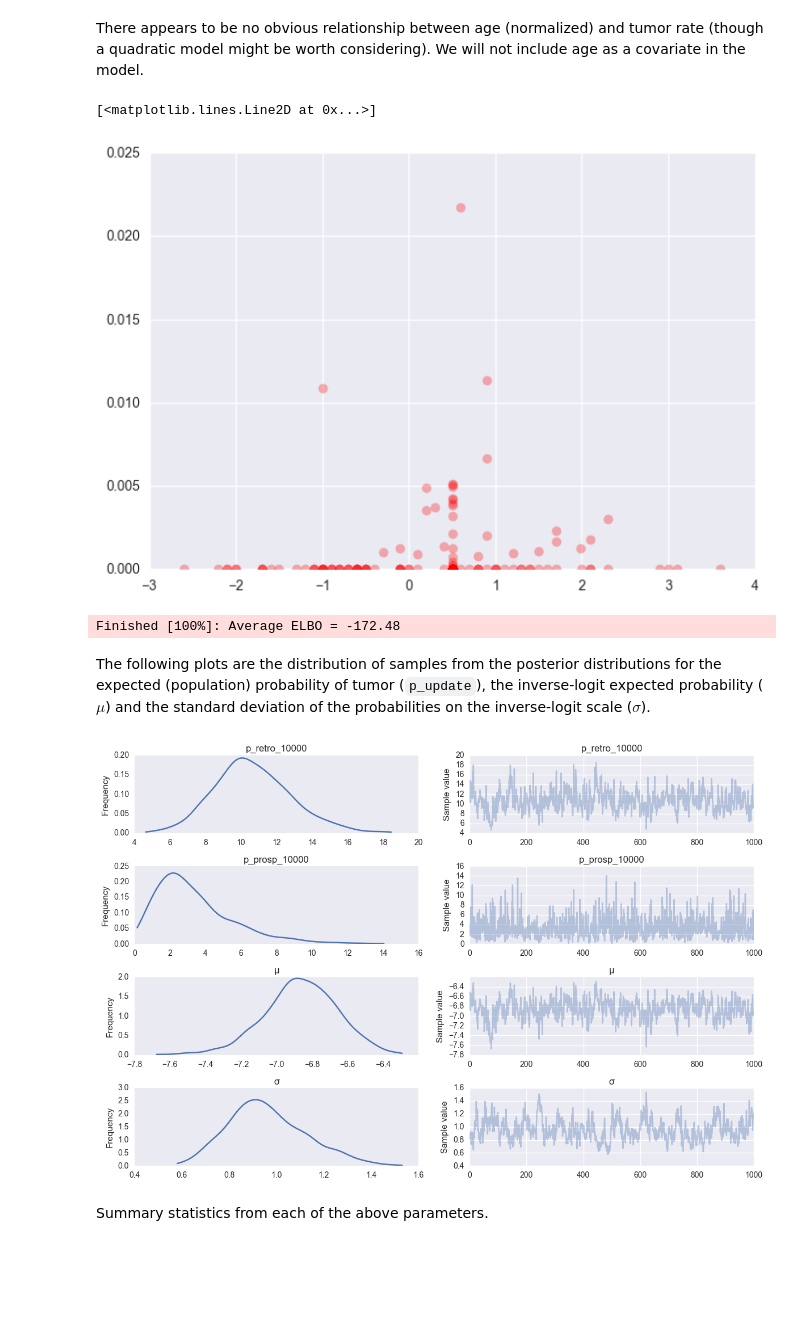
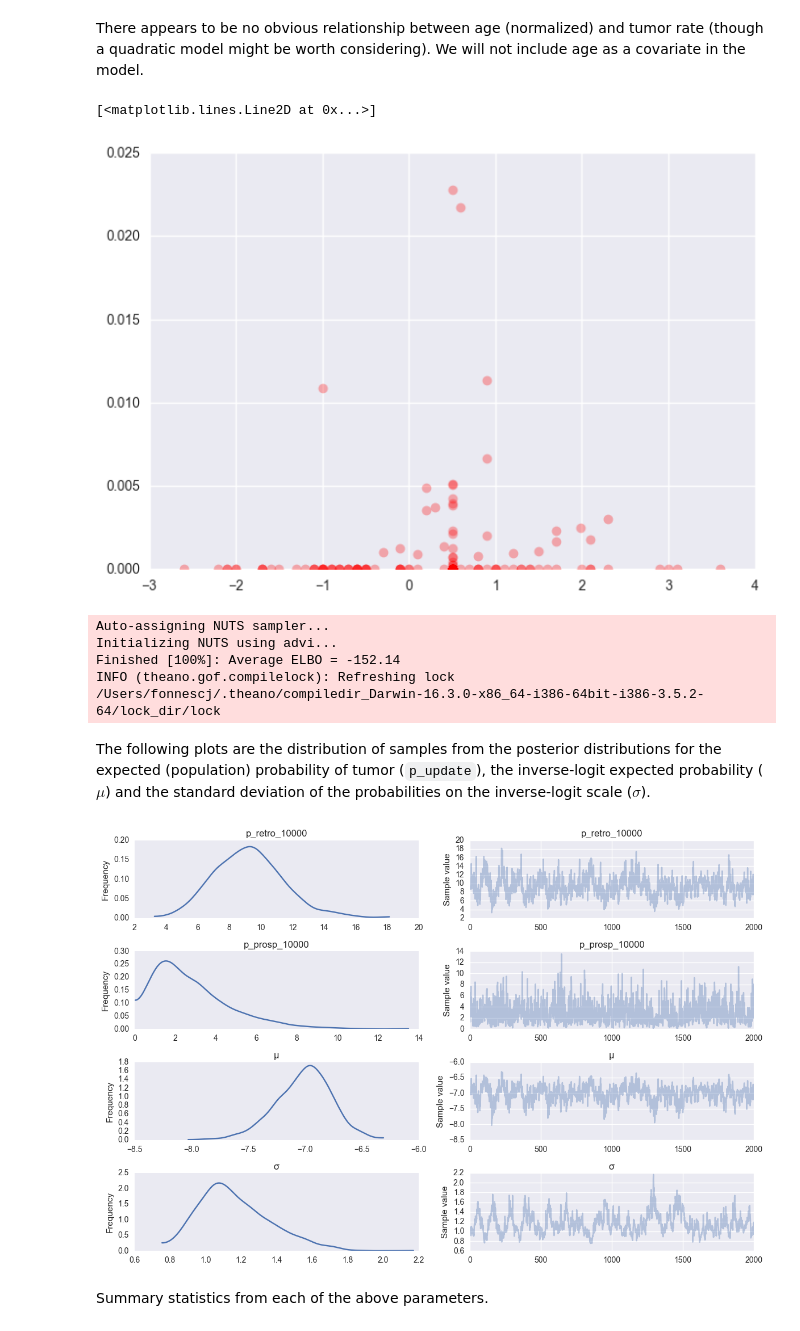
Before and after one commit to VanderbiltPopHealthSci/uterine_fibroids_MA, a Jupyter notebook: Key Question 3 Meta-analysis.ipynb, the cells around one changed output. Drawn from its saved outputs; the diff is of its cells as text; code cells hidden in the pictures; blank space fills up the shorter version.

```diff
--- a/Key Question 3 Meta-analysis.ipynb
+++ b/Key Question 3 Meta-analysis.ipynb
@@ -14,11 +14,12 @@ sns.set()
 
 rseeds = 20090425, 19771114
 # %%
-kq3_data = pd.read_excel('data/UF CER KQ3 Data for Analysis.xlsx', sheetname='5.UFKQ3Data',
+kq3_data = pd.read_excel('data/Pritts_EPC_KQ3_Includes_Histopathology_SK_12142016.xlsx',
+                         sheetname='Updated_Pritts_With_EPC_INclude',
                          na_values=['NR', 'NA'],
                         index_col=0)[['Author', 'Year', 'Design', 'Procedure', 'Indication',
                                      'Age, Mean', 'Age, SD', 'Age, Median', 'Age, Min', 'Age, Max', 'Age, Other',
-                                     'LMS','Population','Tumors','InPritts']].dropna(thresh=7)
+                                     'LMS','Population','Tumors','InPritts','POSTOP_HP_Done']].dropna(thresh=7)
 kq3_data.head()
 # %% [output]
 |  | Author | Year | Design | Procedure | Indication | Age, Mean | Age, SD | Age, Median | Age, Min | Age, Max | ... |
@@ -117,7 +120,7 @@ There appears to be no obvious relationship between age (normalized) and tumor r
 plt.plot(age_max_norm, tumors/n, 'ro', alpha=0.3)
 # %% [output]
 [<matplotlib.lines.Line2D at 0x...>]
-[figure, old version]
+[figure, new version]
 # %%
 with pm.Model() as pritts_update:
 
@@ -136,19 +139,23 @@ with pm.Model() as pritts_update:
     p_prosp_10000 = pm.Deterministic('p_prosp_10000', invlogit(μ + β)*10000)
 
     obs = pm.Binomial('obs', n=n, p=π, observed=tumors)
+# %%
+iterations = 5000
+keep = 2000
 # %%
 with pritts_update:
-    advi_fit = pm.variational.advi(n=20000)
-    start = advi_fit.means
-    trace = pm.sample(2000, step=pm.NUTS(scaling=start), start=start, random_seed=[20140425, 19700903][0])
+    trace = pm.sample(iterations, random_seed=[20140425, 19700903][0])
 # %% [output]
-Finished [100%]: Average ELBO = -172.48
+Auto-assigning NUTS sampler...
+Initializing NUTS using advi...
+Finished [100%]: Average ELBO = -152.14
+INFO (theano.gof.compilelock): Refreshing lock /Users/fonnescj/.theano/compiledir_Darwin-16.3.0-x86_64-i386-64bit-i386-3.5.2-64/lock_dir/lock
 # %% [markdown]
 The following plots are the distribution of samples from the posterior distributions for the expected (population) probability of tumor (`p_update`), the inverse-logit expected probability ($\mu$) and the standard deviation of the probabilities on the inverse-logit scale ($\sigma$).
 # %%
-pm.traceplot(trace[-1000:], varnames=['p_retro_10000', 'p_prosp_10000', 'μ', 'σ']);
+pm.traceplot(trace[-keep:], varnames=['p_retro_10000', 'p_prosp_10000', 'μ', 'σ']);
 # %% [output]
-[figure, old version]
+[figure, new version]
 # %% [markdown]
 Summary statistics from each of the above parameters.
 # %%
```
Also changed, not shown: parts of 9 cells of this notebook, 3 other files.
